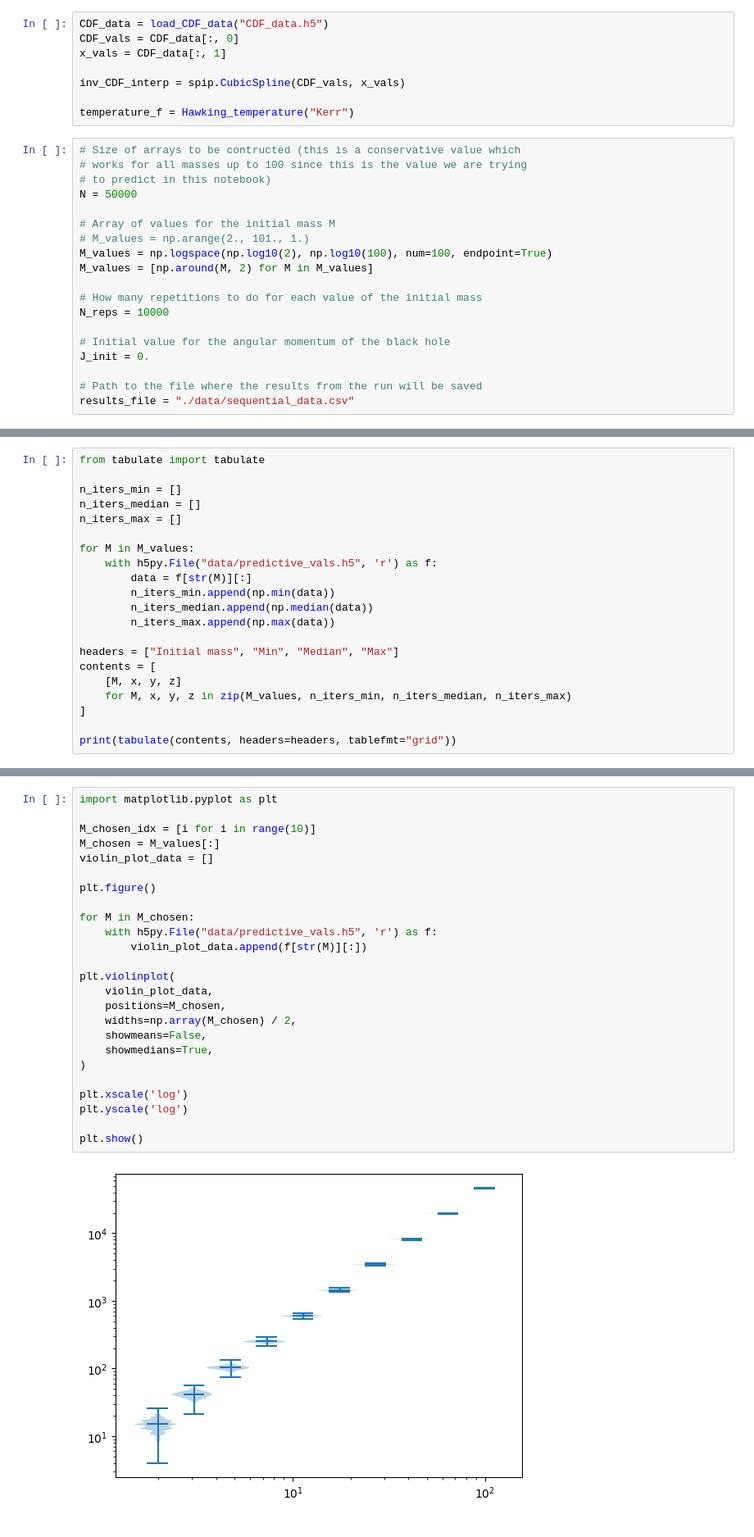
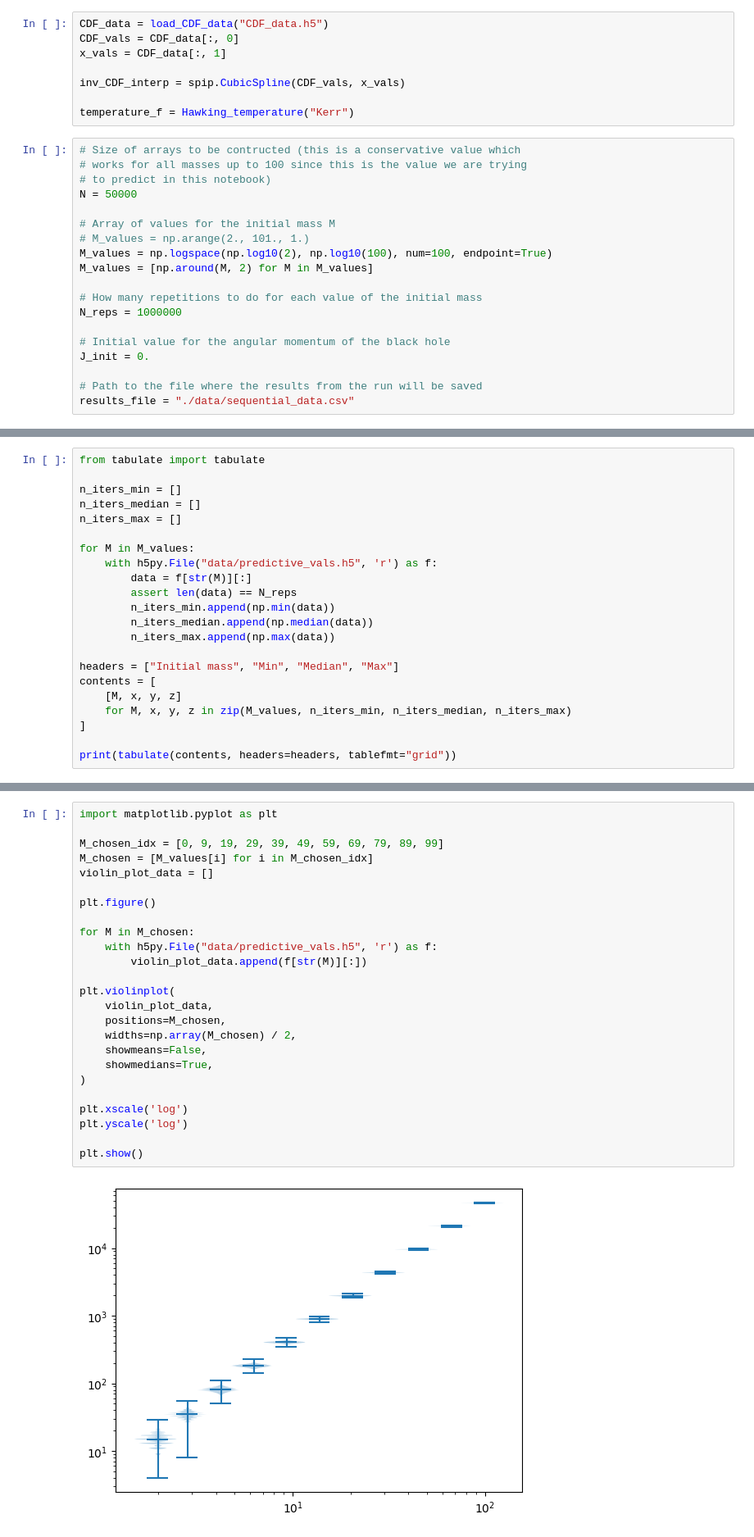
Before and after one commit to qtaylorphys/BH_Extremal, a Jupyter notebook: predict_size.ipynb, the cells around one changed output, grey strips where cells are left out. Shown at 82% size. Drawn from its saved outputs; the diff is of its cells as text.

```diff
--- a/predict_size.ipynb
+++ b/predict_size.ipynb
@@ -26,7 +26,7 @@ M_values = np.logspace(np.log10(2), np.log10(100), num=100, endpoint=True)
 M_values = [np.around(M, 2) for M in M_values]
 
 # How many repetitions to do for each value of the initial mass
-N_reps = 10000
+N_reps = 1000000
 
 # Initial value for the angular momentum of the black hole
 J_init = 0.
@@ -109,6 +112,7 @@ n_iters_max = []
 for M in M_values:
     with h5py.File("data/predictive_vals.h5", 'r') as f:
         data = f[str(M)][:]
+        assert len(data) == N_reps
         n_iters_min.append(np.min(data))
         n_iters_median.append(np.median(data))
         n_iters_max.append(np.max(data))
@@ -141,30 +145,30 @@ print(tabulate(contents, headers=headers, tablefmt="grid"))
 # %%
 import matplotlib.pyplot as plt
 
-M_chosen_idx = [i for i in range(10)]
-M_chosen = M_values[:]
+M_chosen_idx = [0, 9, 19, 29, 39, 49, 59, 69, 79, 89, 99]
+M_chosen = [M_values[i] for i in M_chosen_idx]
 violin_plot_data = []
 
 plt.figure()
 
 for M in M_chosen:
     with h5py.File("data/predictive_vals.h5", 'r') as f:
         violin_plot_data.append(f[str(M)][:])
 
 plt.violinplot(
     violin_plot_data,
     positions=M_chosen,
     widths=np.array(M_chosen) / 2,
     showmeans=False,
     showmedians=True,
 )
 
 plt.xscale('log')
 plt.yscale('log')
 
 plt.show()
 # %% [output]
-[figure, old version]
+[figure, new version]
 # %%
 from sklearn.linear_model import LinearRegression
 
```
Also changed, not shown: parts of 4 cells of this notebook.
